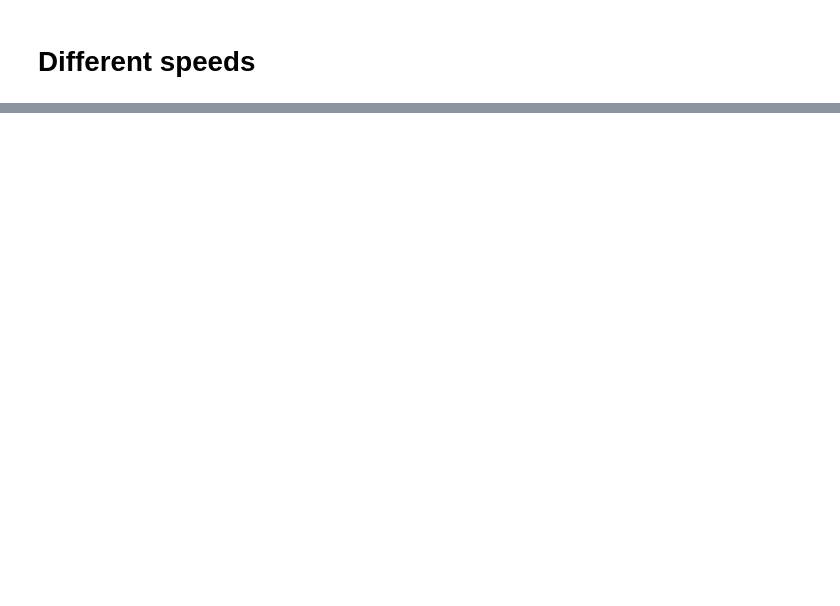
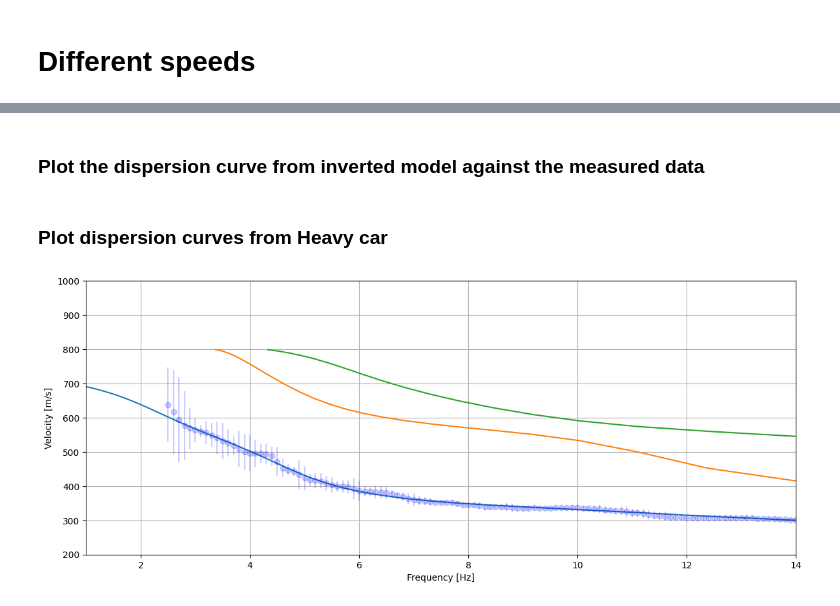
Before and after one commit to jingxiaoliu/das_diff_veh, a Jupyter notebook: inversion.ipynb, the cells around one changed output, grey strips where cells are left out. Drawn from its saved outputs; the diff is of its cells as text; code cells hidden in the pictures; blank space fills up the shorter version.

Commit message:
add data comparison

```diff
--- a/inversion.ipynb
+++ b/inversion.ipynb
@@ -272,6 +270,25 @@ def get_mean_model(inv_result, percent=30):
     # Return mean model
     model_mean = np.squeeze(np.mean(models, axis=0))
     return model_mean
+
+
+def plot_curve(curve, xlabel='freq', color='k', scale=1e3, alpha=1.0):
+
+    if xlabel == 'freq':
+        if curve.uncertainties is None:
+            plt.scatter(1/curve.period, curve.data*scale, color=color, alpha=alpha)
+        else:
+            plt.errorbar(1/curve.period, curve.data*scale, yerr=curve.uncertainties*scale, fmt='o', color=color, alpha=alpha)
+        plt.xlabel('Frequency [Hz]')
+        plt.ylabel('Velocity [m/s]')
+
+    elif xlabel == 'period':
+        if curve.uncertainties is None:
+            plt.scatter(curve.period, curve.data*scale, color=color)
+        else:
+            plt.errorbar(curve.period, curve.data*scale, yerr=curve.uncertainties*scale, fmt='o', color=color)
+        plt.xlabel('Period [s]')
+        plt.ylabel('Velocity [m/s]')
 # %% [markdown]
 # Different weights
 # %%
@@ -488,0 +540,2 @@ plot_disp_curves(data_sizes['freqs'], data_sizes['vels_small'])
+# %% [markdown]
+### Plot the dispersion curve from inverted model against the measured data
@@ -488,0 +548,26 @@ plot_disp_curves(data_sizes['freqs'], data_sizes['vels_small'])
+# %% [markdown]
+### Plot dispersion curves from Heavy car
+# %%
+# show = 'percentage'
+show = 'best'
+percent = 30
+stride = 20
+f1 = 1.0  # from 1.0 Hz
+f2 = 14.0 # to 14.0 Hz
+
+fig, ax = plt.subplots(figsize=(12,5))
+
+plot_curve(disp_curves_heavy[0], color='b', alpha=0.2)
+
+plot_predicted_curve(res_heavy, np.linspace(1/f2, 1/f1, 100), 0, 'rayleigh', 'phase', show=show, percent=percent, ax=ax, stride=stride, plot_args={"xaxis": "frequency", "cmap":'Greens_r'})
+plot_predicted_curve(res_heavy, np.linspace(1/f2, 1/f1, 100), 1, 'rayleigh', 'phase', show=show, percent=percent, ax=ax, stride=stride, plot_args={"xaxis": "frequency", "cmap":'Greens_r'})
+plot_predicted_curve(res_heavy, np.linspace(1/f2, 1/f1, 100), 2, 'rayleigh', 'phase', show=show, percent=percent, ax=ax, stride=stride, plot_args={"xaxis": "frequency", "cmap":'Greens_r'})
+
+ax.set_xlim([f1, f2])
+ax.set_ylim([200, 1000])
+ax.grid()
+ax.set_ylabel('Velocity [m/s]')
+plt.tight_layout(pad=1.0)
+plt.show()
+# %% [output]
+[figure, added]
```
Also changed, not shown: parts of 13 cells of this notebook, 2 other files.
